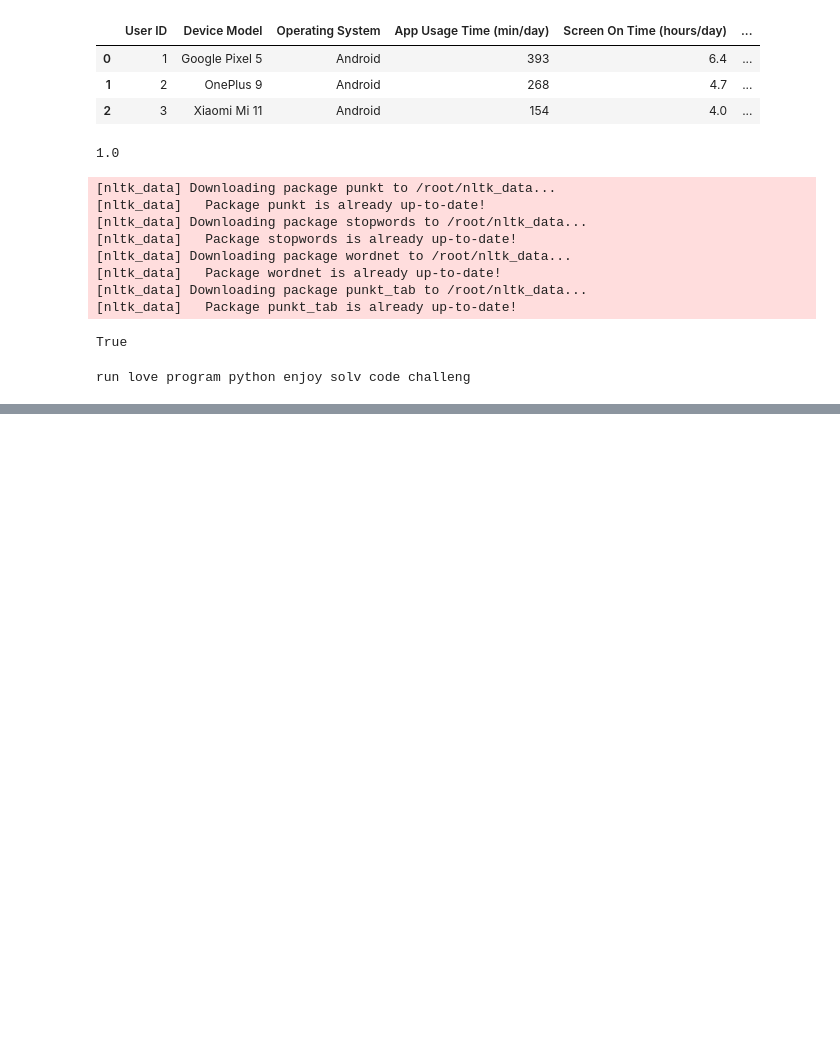
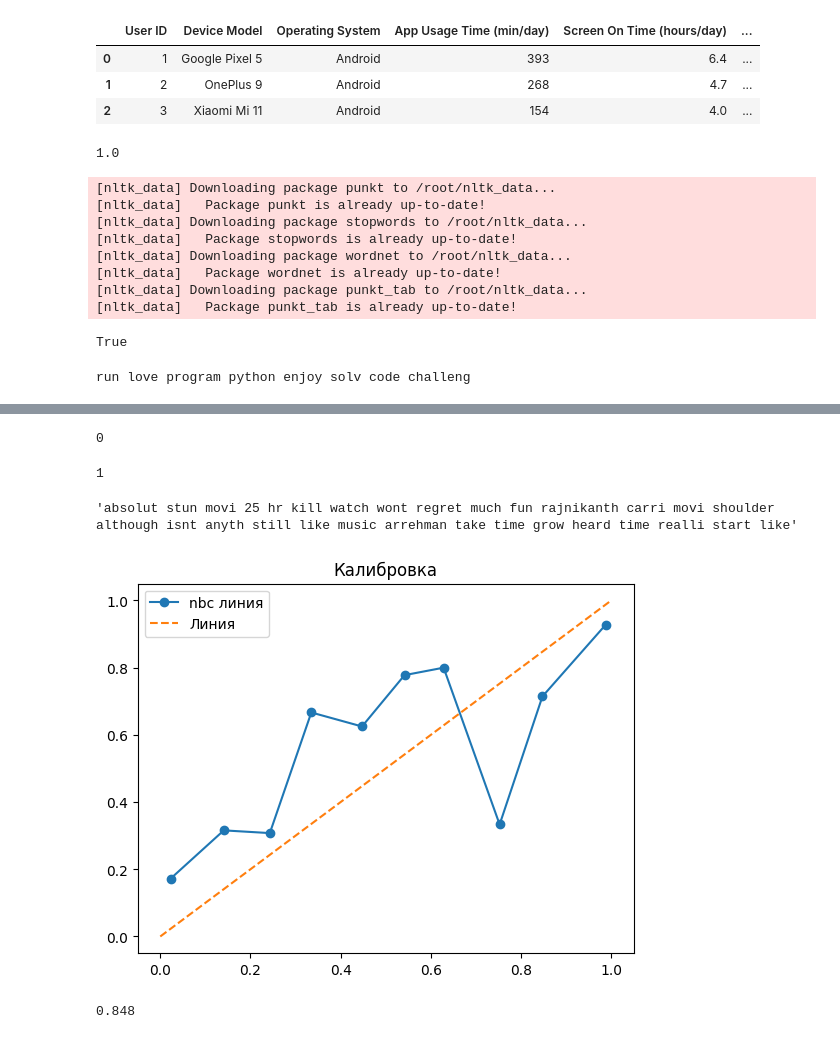
Before and after one commit to FuturisticLover123/labs, a Jupyter notebook: lab8/solution.ipynb, the cells around one changed output, grey strips where cells are left out. Cells and saved outputs as stored; diff of their text form; code cells hidden in the pictures; blank space fills up the shorter version.

```diff
--- a/lab8/solution.ipynb
+++ b/lab8/solution.ipynb
@@ -286,0 +248,12 @@ model.ni
+# %%
+model.classify(xmist[2])
+# %% [output]
+0
+# %%
+ymist[2]
+# %% [output]
+1
+# %%
+xmist[2]
+# %% [output]
+'absolut stun movi 25 hr kill watch wont regret much fun rajnikanth carri movi shoulder although isnt anyth still like music arrehman take time grow heard time realli start like'
@@ -286,0 +262,31 @@ model.ni
+# %%
+import numpy as np
+import matplotlib.pyplot as plt
+from sklearn.datasets import make_classification
+from sklearn.model_selection import train_test_split
+from sklearn.naive_bayes import GaussianNB
+from sklearn.calibration import calibration_curve, CalibratedClassifierCV
+from sklearn.metrics import brier_score_loss
+
+X, y = make_classification(n_samples=1000, n_features=20, n_informative=2, n_classes=2, random_state=42)
+X_train, X_test, y_train, y_test = train_test_split(X, y, test_size=0.33, random_state=42)
+
+
+nb_model = GaussianNB()
+nb_model.fit(X_train, y_train)
+
+y_probs = nb_model.predict_proba(X_test)[:, 1]
+
+
+fraction_of_positives, mean_predicted_value = calibration_curve(y_test, y_probs, n_bins=10)
+
+plt.plot(mean_predicted_value, fraction_of_positives, marker='o', label='nbc линия')
+plt.plot([0, 1], [0, 1], linestyle='--', label='Линия')
+
+plt.title('Калибровка')
+plt.legend()
+plt.show()
+nb_model.score(X, y)
+# %% [output]
+[figure, added]
+0.848
```
Also changed, not shown: parts of 30 cells of this notebook.
